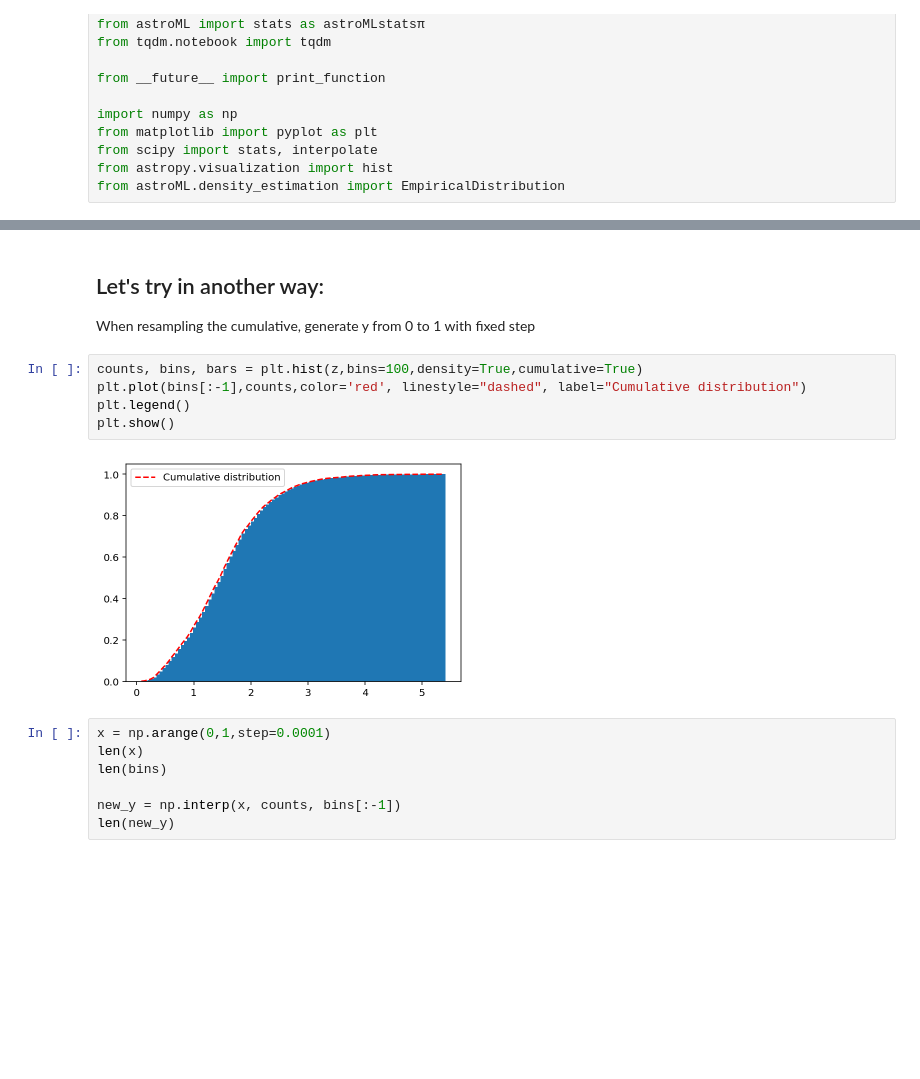
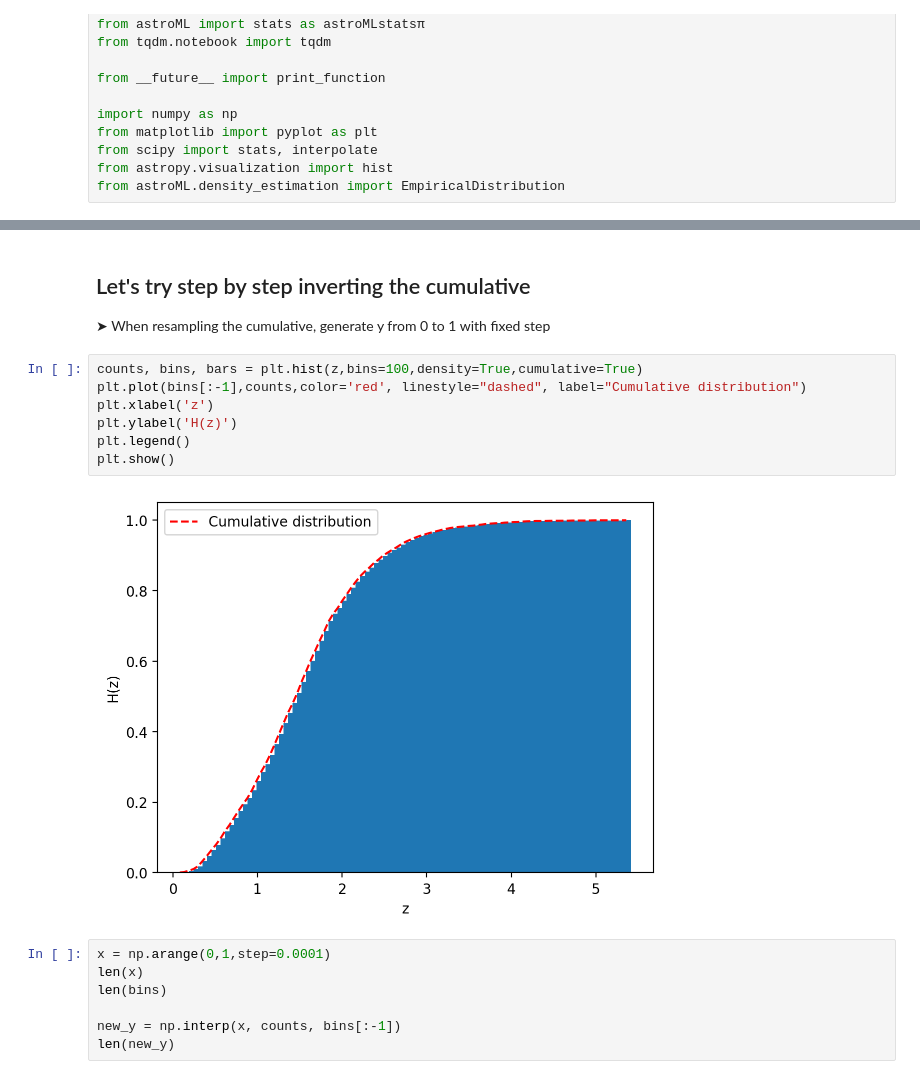
Before and after one commit to olghyn/ASTROSTATS, a Jupyter notebook: L04.ipynb, the cells around one changed output, grey strips where cells are left out. Saved outputs shown, nothing was run; the diff lists cells and outputs as text; blank space fills up the shorter version.

Commit message:
Resampling: rejection & inverse transform

```diff
--- a/L04.ipynb
+++ b/L04.ipynb
@@ -98,13 +102,16 @@ plt.show()
 # %% [markdown]
-## Let's try in another way:
-When resampling the cumulative, generate y from 0 to 1 with fixed step
+## Let's try step by step inverting the cumulative
+
+&#10148; When resampling the cumulative, generate y from 0 to 1 with fixed step
 # %%
 counts, bins, bars = plt.hist(z,bins=100,density=True,cumulative=True)
 plt.plot(bins[:-1],counts,color='red', linestyle="dashed", label="Cumulative distribution")
+plt.xlabel('z')
+plt.ylabel('H(z)')
 plt.legend()
 plt.show()
 # %% [output]
-[figure, old version]
+[figure, new version]
 # %%
 x = np.arange(0,1,step=0.0001)
 len(x)
```
Also changed, not shown: parts of 30 cells of this notebook.
